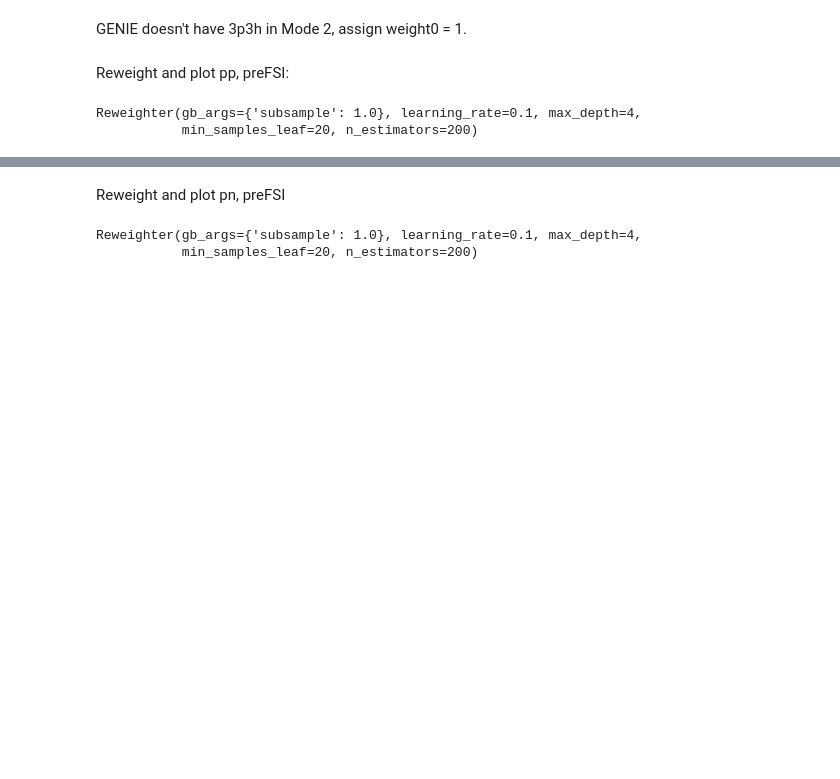
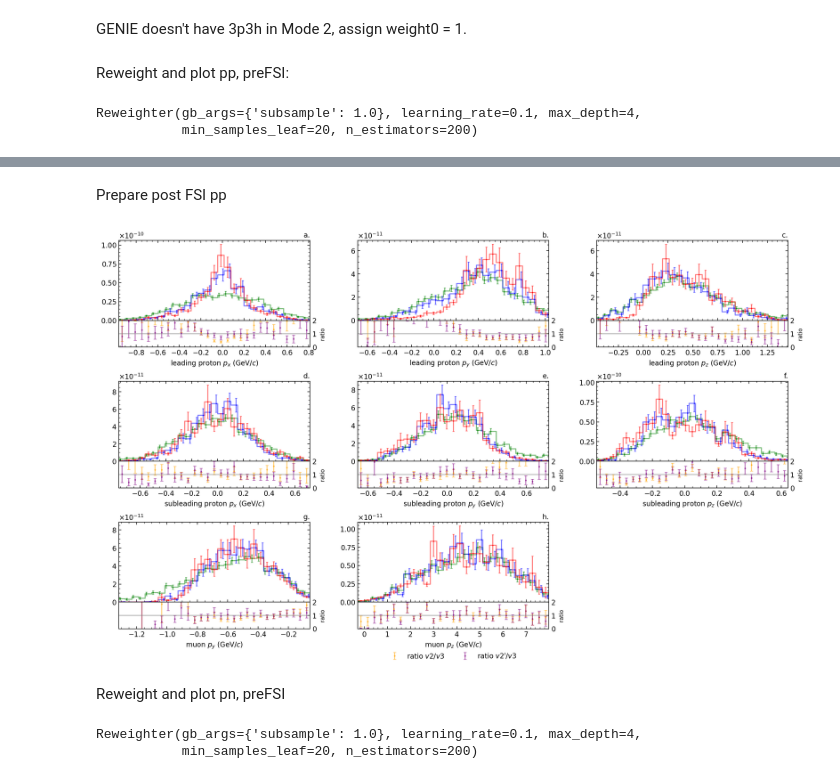
Before and after one commit to zihaolin2000/BDTReweight, a Jupyter notebook: examples/Valencia_2p2h_GENIEv3AR23_MINERvA_ME_1step_reweight.ipynb, the cells around one changed output, grey strips where cells are left out. Saved outputs shown, nothing was run; the diff lists cells and outputs as text; code cells hidden in the pictures; blank space fills up the shorter version.

```diff
--- a/examples/Valencia_2p2h_GENIEv3AR23_MINERvA_ME_1step_reweight.ipynb
+++ b/examples/Valencia_2p2h_GENIEv3AR23_MINERvA_ME_1step_reweight.ipynb
@@ -272,3 +297,35 @@ draw_source_target_distributions_and_ratio(oldInclusive[category].loc[mask], new
+# %% [markdown]
+Prepare post FSI pp
+# %%
+# prepare post FSI old inclusive dataframes and plot, pp
+
+category = 'pp'
+tree_genie = NuisanceFlatTree(f'/exp/minerva/data/users/zihaolin/MC_outputs/GENIE/GENIEv3_AR23_MINERvA_ME_FHC_numu_CH_{geniev3_seed}_NUISFLAT.root')
+tree_genie._flattree_vars = tree_genie._flattree_vars[oldInclusive[category]['entry']]
+variable_exprs = ['leading_muon_px', 'leading_muon_py', 'leading_muon_pz',
+                'leading_proton_px', 'leading_proton_py', 'leading_proton_pz',
+                'subleading_proton_px', 'subleading_proton_py', 'subleading_proton_pz',
+                'q0', 'q3', 'Q2', 'Enu_true']
+df_postFSI = create_dataframe_from_nuisance(tree_genie, variable_exprs=variable_exprs)
+df_postFSI = transform_momentum_to_reaction_frame(df_postFSI,
+    selector_lepton='leading_muon', particle_names=['leading_proton', 'subleading_proton'])
+df_postFSI = df_postFSI.rename(columns = {'Enu_true':'init_neutrino_E'})
+df_postFSI['weight0'] = oldInclusive[category]['weight0']
+df_postFSI['weight3'] = oldInclusive[category]['weight3']
+
+
+df_postFSI = df_postFSI.dropna()
+draw_source_target_distributions_and_ratio(df_postFSI, newExclusive[category], variables=drawing_variables,
+    source_weights=df_postFSI['weight0'],
+    new_source_weights=df_postFSI['weight3'],
+    target_weights=newExclusive[category]['weight'],
+    xlabels = [particle_variable_to_latex(var) for var in drawing_variables],
+    ylabels = ['', '', '', '', '', '', '', ''],
+    # ylabels = [diff_xsec_latex_wrt_variable(var) for var in drawing_variables],
+    KS_test=False,
+)
+# %% [output]
+[figure, added]
 # %% [markdown]
 Reweight and plot pn, preFSI
 # %%
```
Also changed, not shown: parts of 14 cells of this notebook, 2 other files.
